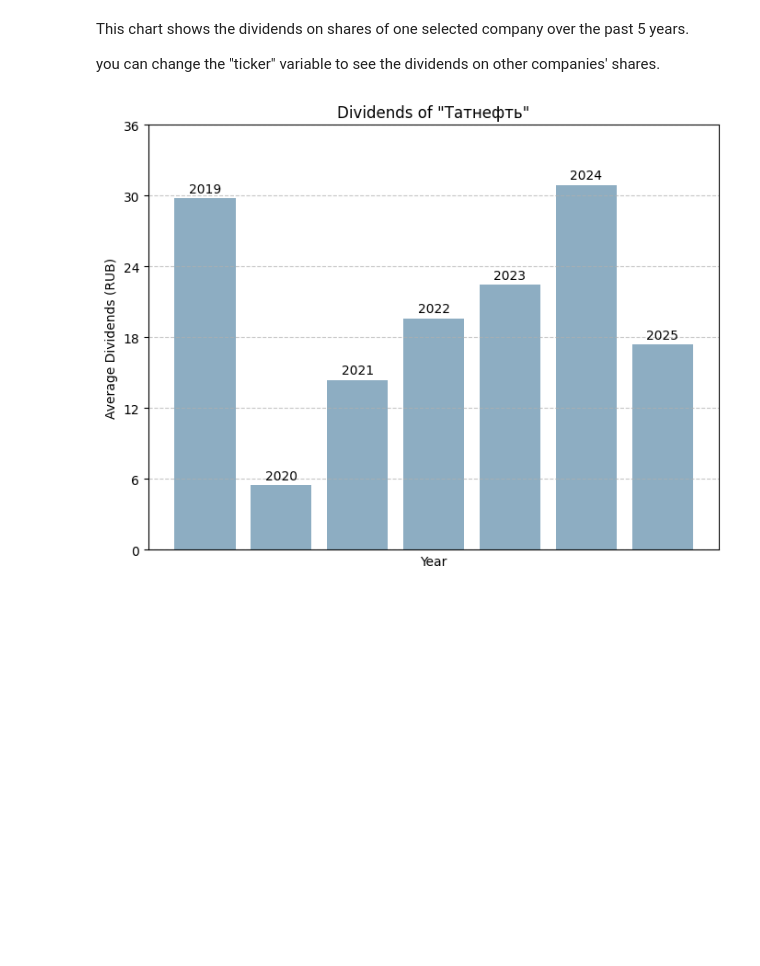
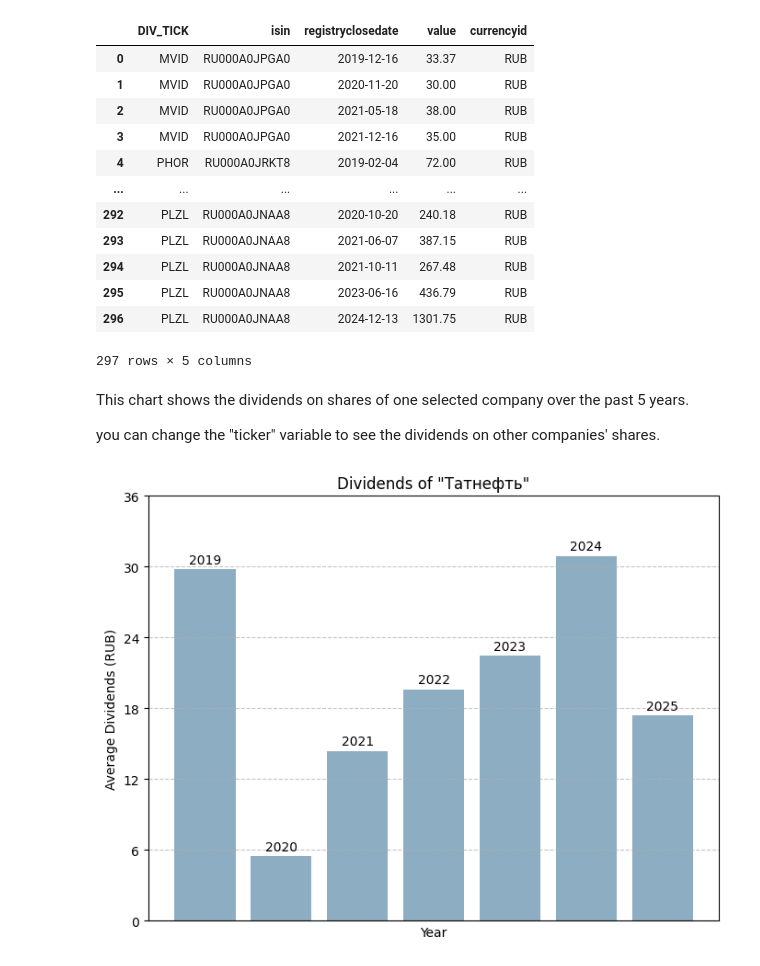
Before and after one commit to Data-Wrangling-and-Visualisation/Visualizing-Russian-Stock-Market, a Jupyter notebook: dividends_eda.ipynb, the cells around one changed output. Drawn from its saved outputs; the diff is of its cells as text; code cells hidden in the pictures; blank space fills up the shorter version.

Commit message:
check dataframe with dividends data

```diff
--- a/dividends_eda.ipynb
+++ b/dividends_eda.ipynb
@@ -1,3 +4,21 @@
+# %%
+df_dividends = pd.read_json('./Database/combined_data_dividends.json', lines=True)
+
+df_dividends
+# %% [output]
+|  | DIV_TICK | isin | registryclosedate | value | currencyid |
+| 0 | MVID | RU000A0JPGA0 | 2019-12-16 | 33.37 | RUB |
+| 1 | MVID | RU000A0JPGA0 | 2020-11-20 | 30.00 | RUB |
+| 2 | MVID | RU000A0JPGA0 | 2021-05-18 | 38.00 | RUB |
+| 3 | MVID | RU000A0JPGA0 | 2021-12-16 | 35.00 | RUB |
+| 4 | PHOR | RU000A0JRKT8 | 2019-02-04 | 72.00 | RUB |
+| ... | ... | ... | ... | ... | ... |
+| 292 | PLZL | RU000A0JNAA8 | 2020-10-20 | 240.18 | RUB |
+| 293 | PLZL | RU000A0JNAA8 | 2021-06-07 | 387.15 | RUB |
+| 294 | PLZL | RU000A0JNAA8 | 2021-10-11 | 267.48 | RUB |
+| 295 | PLZL | RU000A0JNAA8 | 2023-06-16 | 436.79 | RUB |
+| 296 | PLZL | RU000A0JNAA8 | 2024-12-13 | 1301.75 | RUB |
+297 rows × 5 columns
 # %% [markdown]
 This chart shows the dividends on shares of one selected company over the past 5 years.
 
```
Also changed, not shown: parts of 1 cell of this notebook.
